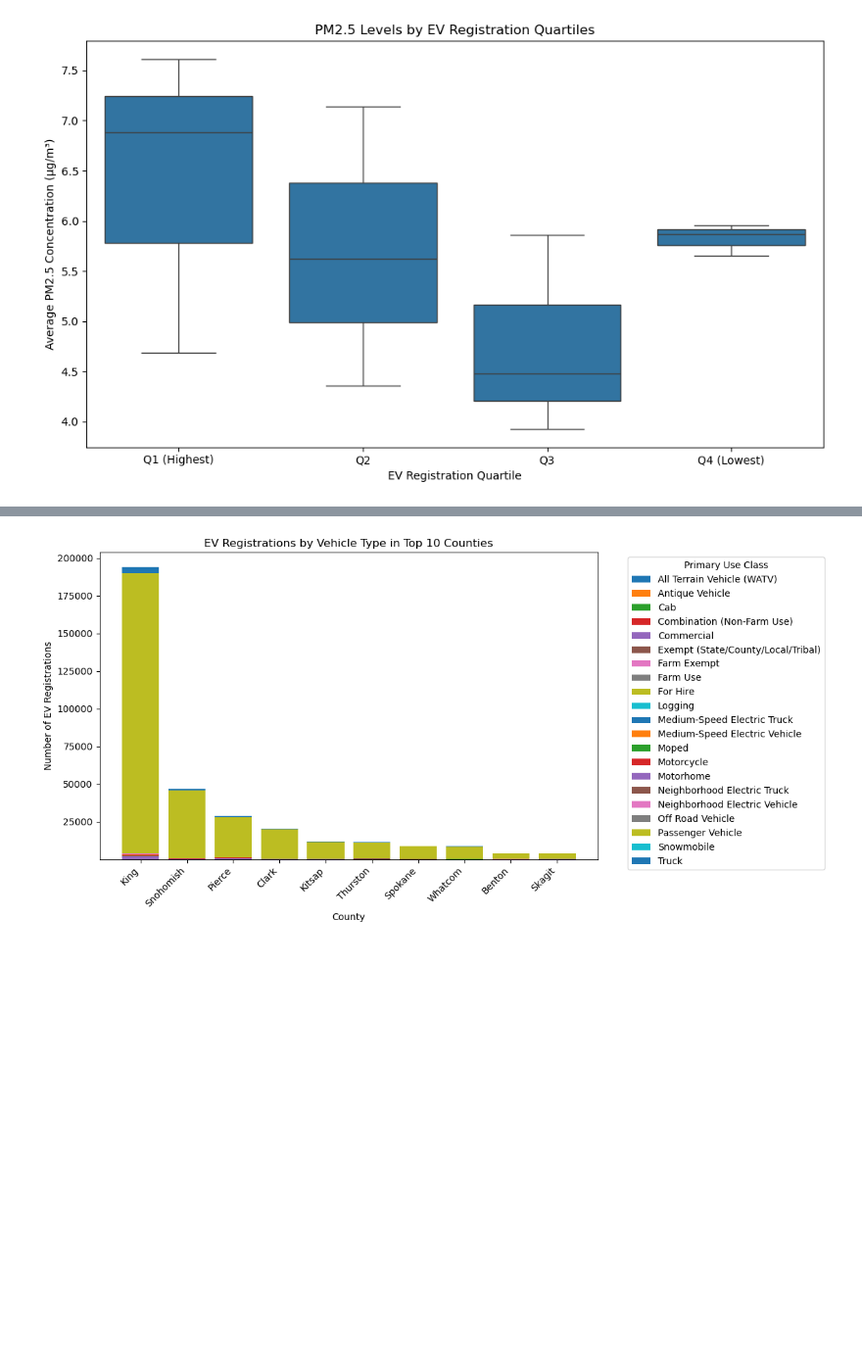
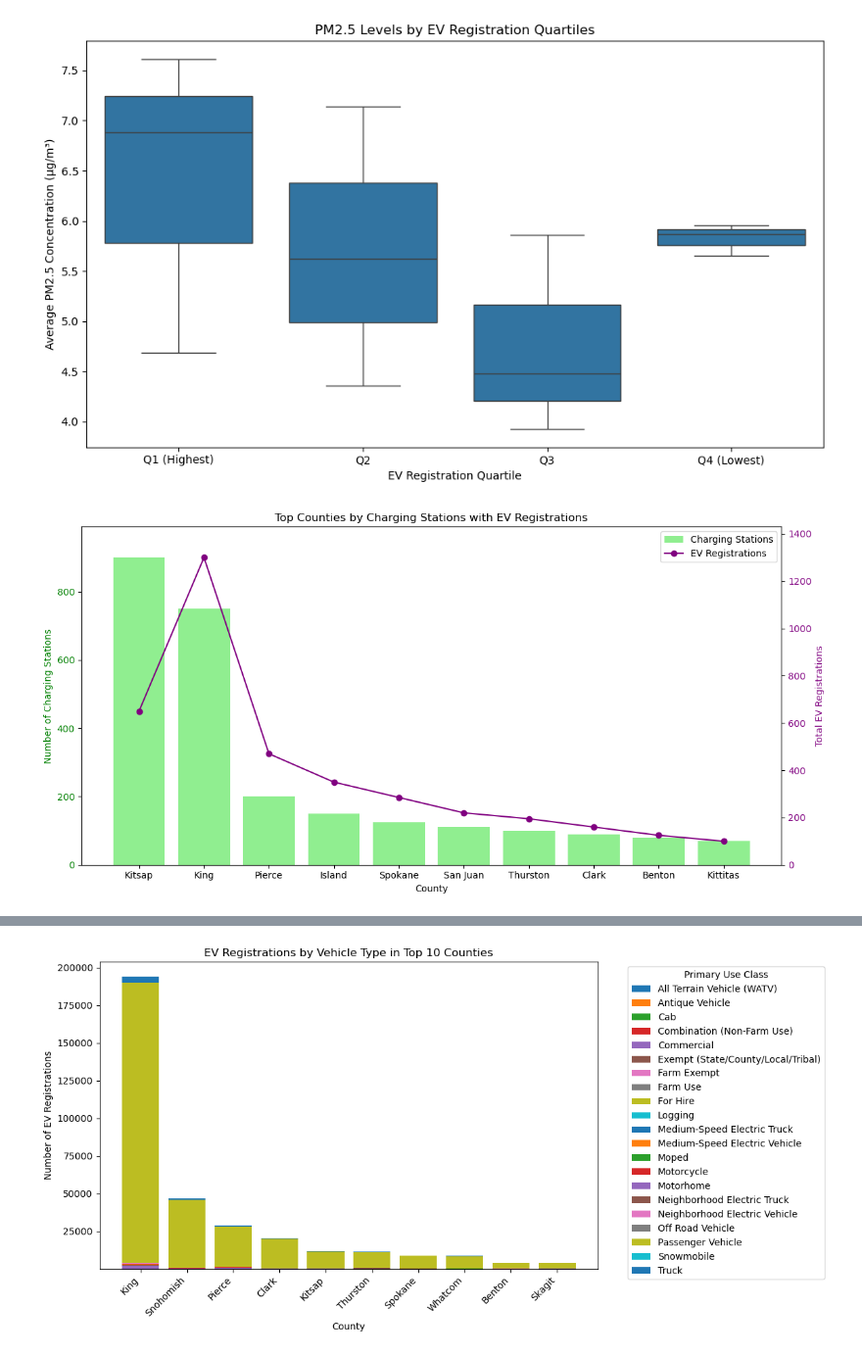
Before and after one commit to x23364394/Environmenatal_impact_of_EV_adoption, a Jupyter notebook: Group_Q_Clean_Data_Merge.ipynb, the cells around one changed output, grey strips where cells are left out. Shown at 98% size. Saved outputs shown, nothing was run; the diff lists cells and outputs as text; code cells hidden in the pictures; blank space fills up the shorter version.

```diff
--- a/Group_Q_Clean_Data_Merge.ipynb
+++ b/Group_Q_Clean_Data_Merge.ipynb
@@ -493,6 +493,62 @@ plt.show()
 # %% [output]
 [figure]
 [figure]
+# %%
+data = {
+    'county': ['Kitsap', 'King', 'Pierce', 'Island', 'Spokane', 'San Juan', 'Thurston', 'Clark', 'Benton', 'Kittitas'],
+    'charging_stations': [900, 750, 200, 150, 125, 110, 100, 90, 80, 70],
+    'Passenger Vehicle': [500, 1000, 400, 300, 250, 200, 180, 150, 120, 100],
+    'Truck': [100, 200, 50, 40, 30, 20, 15, 10, 5, 0],
+    'Commercial': [50, 100, 20, 10, 5, 0, 0, 0, 0, 0]
+}
+
+merged_df = pd.DataFrame(data)
+vehicle_types = ['Passenger Vehicle', 'Truck', 'Commercial']
+# %%
+
+agg_df = merged_df.groupby('county').agg({
+    'charging_stations': 'sum',  # Total charging stations per county
+    **{v_type: 'sum' for v_type in vehicle_types}  # Total registrations per vehicle type
+}).reset_index()
+
+# Calculate total EV registrations per county
+agg_df['total_ev_registrations'] = agg_df[vehicle_types].sum(axis=1)
+# %%
+
+# Select top 10 counties by charging stations
+top_counties = agg_df.nlargest(10, 'charging_stations')
+
+# Create combination chart
+fig, ax1 = plt.subplots(figsize=(12, 6))
+
+# Plot histogram for charging stations (left y-axis)
+ax1.bar(top_counties['county'], top_counties['charging_stations'], color='lightgreen', label='Charging Stations')
+ax1.set_xlabel('County')
+ax1.set_ylabel('Number of Charging Stations', color='green')
+ax1.tick_params(axis='y', labelcolor='green')
+ax1.set_ylim(0, top_counties['charging_stations'].max() * 1.1)  # Adjust y-axis limit for better visibility
+
+# Create a second y-axis for EV registrations
+ax2 = ax1.twinx()
+ax2.plot(top_counties['county'], top_counties['total_ev_registrations'], color='purple', marker='o', label='EV Registrations')
+ax2.set_ylabel('Total EV Registrations', color='purple')
+ax2.tick_params(axis='y', labelcolor='purple')
+ax2.set_ylim(0, top_counties['total_ev_registrations'].max() * 1.1)  # Adjust y-axis limit for better visibility
+
+# Title and layout
+plt.title('Top Counties by Charging Stations with EV Registrations')
+fig.tight_layout()
+
+# Combine legends from both axes
+lines1, labels1 = ax1.get_legend_handles_labels()
+lines2, labels2 = ax2.get_legend_handles_labels()
+ax1.legend(lines1 + lines2, labels1 + labels2, loc='upper right')
+
+# Rotate x-axis labels for better readability
+plt.xticks(rotation=45, ha='right')
+plt.show()
+# %% [output]
+[figure, added]
 # %%
 required_ev_cols = ['residential_county', 'primary_use_class']
 required_air_cols = ['county', 'pollutant_mean']
```
Also changed, not shown: parts of 5 cells of this notebook.
